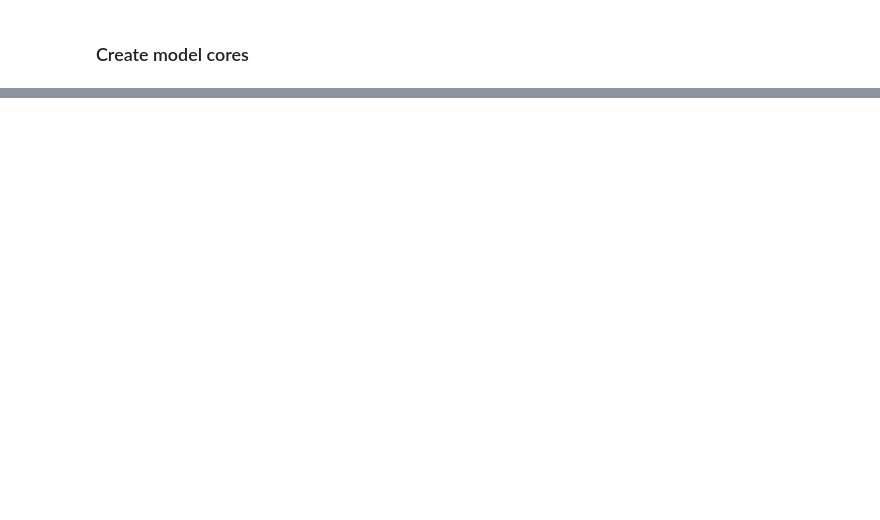
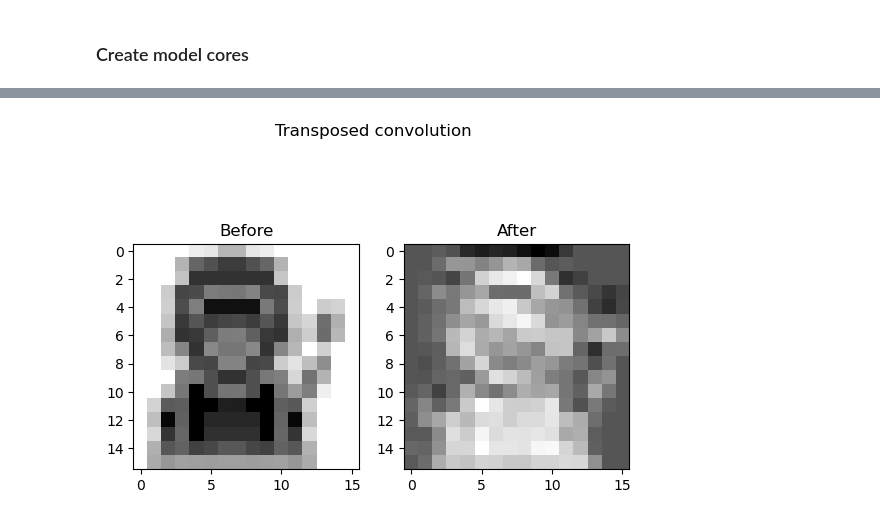
Before and after one commit to hrstnikolov/Deep-Learning, a Jupyter notebook: 08-exam-prep/exam_prep_project.ipynb, the cells around one changed output, grey strips where cells are left out. Cells and saved outputs as stored; diff of their text form; code cells hidden in the pictures; blank space fills up the shorter version.

```diff
--- a/08-exam-prep/exam_prep_project.ipynb
+++ b/08-exam-prep/exam_prep_project.ipynb
@@ -449,0 +506,22 @@ text_core = Sequential([
+# %%
+# Expand dimensions.
+lion_in_batch = lion_bw[np.newaxis,:,:, np.newaxis]
+lion_in_batch.shape
+
+# Cretae trasnposed conv and apply it over the image.
+transposed_convolution = Conv2DTranspose(filters=1, kernel_size=(3, 3), padding='same')
+output = transposed_convolution(lion_in_batch).numpy().reshape(16, 16)
+
+plt.subplot(121)
+plt.imshow(lion_bw, cmap='gray_r')
+plt.title(f'Before')
+
+
+plt.subplot(122)
+plt.imshow(output, cmap='gray_r')
+plt.title(f'After')
+
+plt.suptitle('Transposed convolution')
+plt.show()
+# %% [output]
+[figure, added]
```
Also changed, not shown: parts of 16 cells of this notebook, 9 other files.
